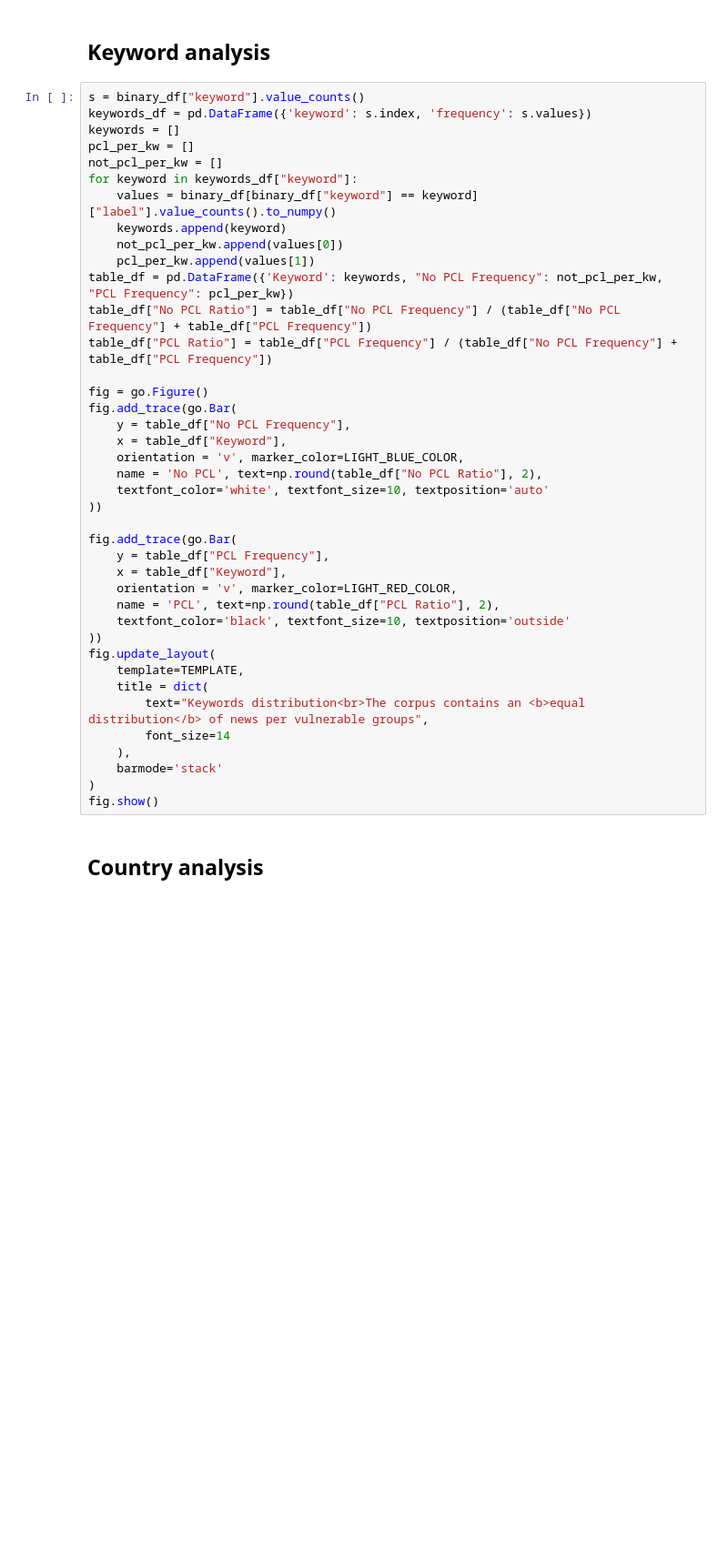
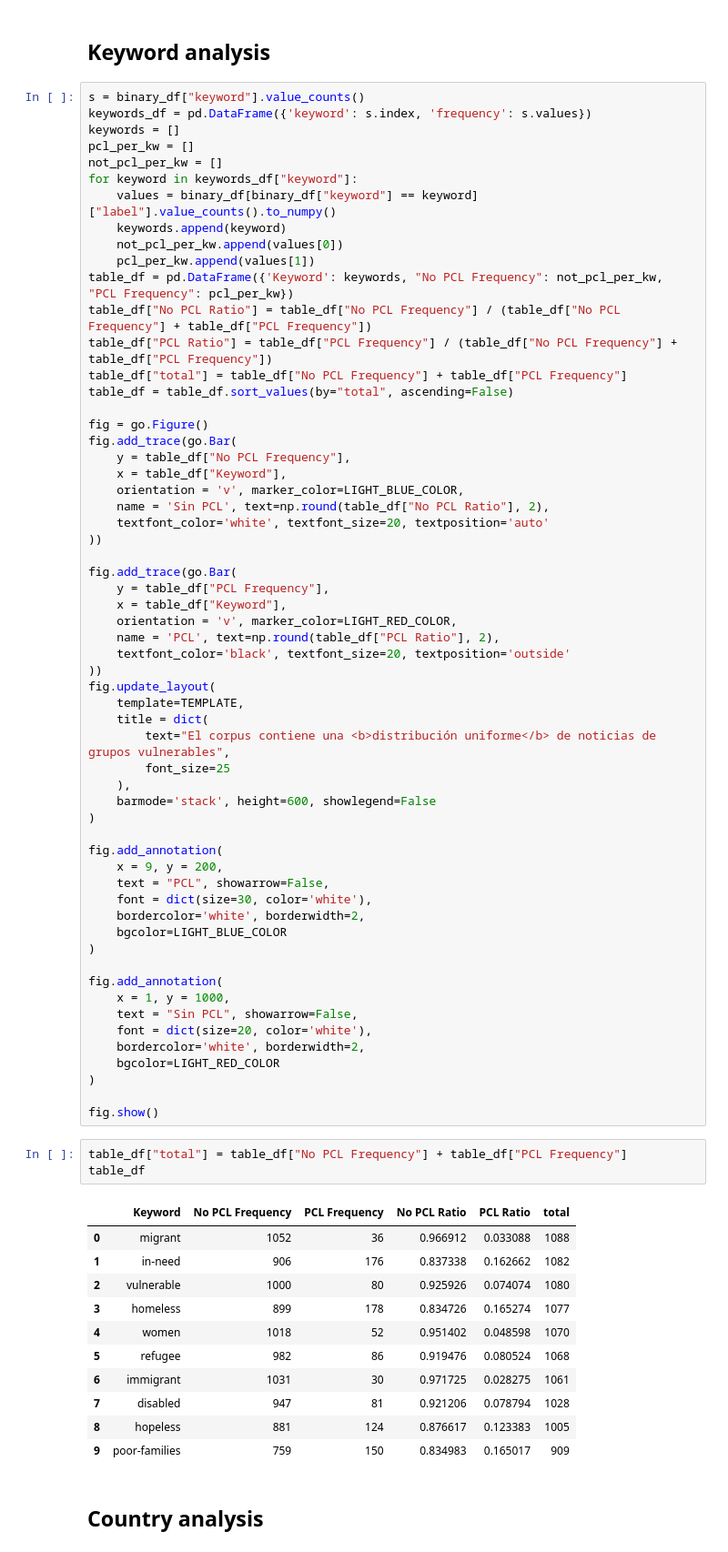
Before and after one commit to nestorivanmo/dontpatronizeme-NLP, a Jupyter notebook: lib/Untitled.ipynb, the cells around one changed output. Shown at 91% size. Saved outputs shown, nothing was run; the diff lists cells and outputs as text; blank space fills up the shorter version.

```diff
--- a/lib/Untitled.ipynb
+++ b/lib/Untitled.ipynb
@@ -82,14 +110,16 @@ for keyword in keywords_df["keyword"]:
 table_df = pd.DataFrame({'Keyword': keywords, "No PCL Frequency": not_pcl_per_kw, "PCL Frequency": pcl_per_kw})
 table_df["No PCL Ratio"] = table_df["No PCL Frequency"] / (table_df["No PCL Frequency"] + table_df["PCL Frequency"])
 table_df["PCL Ratio"] = table_df["PCL Frequency"] / (table_df["No PCL Frequency"] + table_df["PCL Frequency"])
+table_df["total"] = table_df["No PCL Frequency"] + table_df["PCL Frequency"]
+table_df = table_df.sort_values(by="total", ascending=False)
 
 fig = go.Figure()
 fig.add_trace(go.Bar(
     y = table_df["No PCL Frequency"],
     x = table_df["Keyword"],
     orientation = 'v', marker_color=LIGHT_BLUE_COLOR,
-    name = 'No PCL', text=np.round(table_df["No PCL Ratio"], 2),
-    textfont_color='white', textfont_size=10, textposition='auto'
+    name = 'Sin PCL', text=np.round(table_df["No PCL Ratio"], 2),
+    textfont_color='white', textfont_size=20, textposition='auto'
 ))
 
 fig.add_trace(go.Bar(
@@ -97,17 +127,49 @@ fig.add_trace(go.Bar(
     x = table_df["Keyword"],
     orientation = 'v', marker_color=LIGHT_RED_COLOR,
     name = 'PCL', text=np.round(table_df["PCL Ratio"], 2),
-    textfont_color='black', textfont_size=10, textposition='outside'
+    textfont_color='black', textfont_size=20, textposition='outside'
 ))
 fig.update_layout(
     template=TEMPLATE,
     title = dict(
-        text="Keywords distribution<br>The corpus contains an <b>equal distribution</b> of news per vulnerable groups",
-        font_size=14
+        text="El corpus contiene una <b>distribución uniforme</b> de noticias de grupos vulnerables",
+        font_size=25
     ),
-    barmode='stack'
+    barmode='stack', height=600, showlegend=False
 )
+
+fig.add_annotation(
+    x = 9, y = 200,
+    text = "PCL", showarrow=False,
+    font = dict(size=30, color='white'),
+    bordercolor='white', borderwidth=2,
+    bgcolor=LIGHT_BLUE_COLOR
+)
+
+fig.add_annotation(
+    x = 1, y = 1000,
+    text = "Sin PCL", showarrow=False,
+    font = dict(size=20, color='white'),
+    bordercolor='white', borderwidth=2,
+    bgcolor=LIGHT_RED_COLOR
+)
+
 fig.show()
+# %%
+table_df["total"] = table_df["No PCL Frequency"] + table_df["PCL Frequency"]
+table_df
+# %% [output]
+|  | Keyword | No PCL Frequency | PCL Frequency | No PCL Ratio | PCL Ratio | total |
+| 0 | migrant | 1052 | 36 | 0.966912 | 0.033088 | 1088 |
+| 1 | in-need | 906 | 176 | 0.837338 | 0.162662 | 1082 |
+| 2 | vulnerable | 1000 | 80 | 0.925926 | 0.074074 | 1080 |
+| 3 | homeless | 899 | 178 | 0.834726 | 0.165274 | 1077 |
+| 4 | women | 1018 | 52 | 0.951402 | 0.048598 | 1070 |
+| 5 | refugee | 982 | 86 | 0.919476 | 0.080524 | 1068 |
+| 6 | immigrant | 1031 | 30 | 0.971725 | 0.028275 | 1061 |
+| 7 | disabled | 947 | 81 | 0.921206 | 0.078794 | 1028 |
+| 8 | hopeless | 881 | 124 | 0.876617 | 0.123383 | 1005 |
+| 9 | poor-families | 759 | 150 | 0.834983 | 0.165017 | 909 |
 # %% [markdown]
 ## Country analysis
 # %%
```
Also changed, not shown: parts of 14 cells of this notebook, 5 other files.
